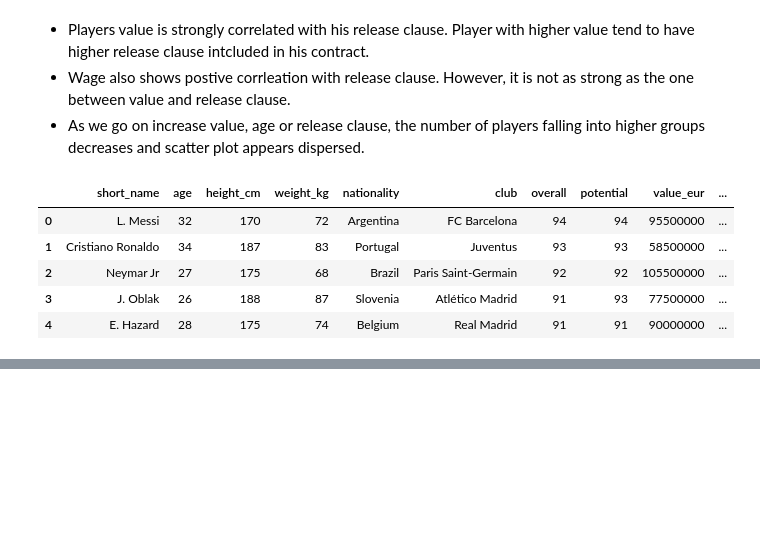
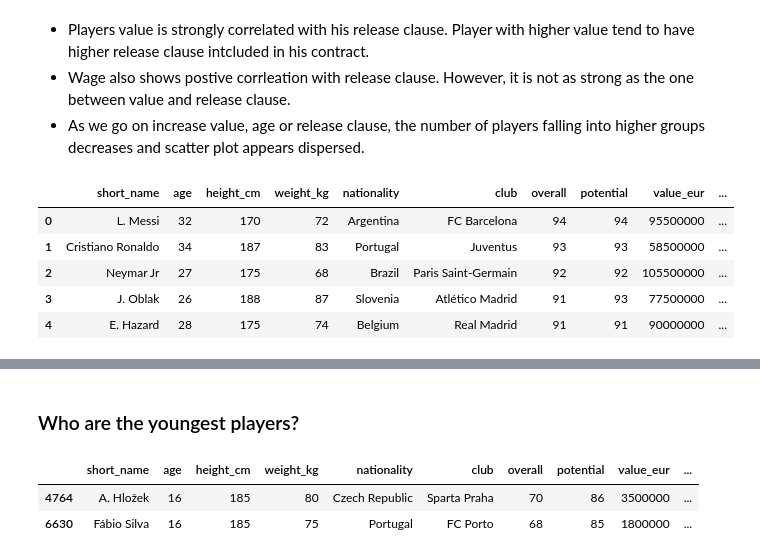
Before and after one commit to mdushetwar/Fifa-Players--EDA-Clustering, a Jupyter notebook: PRCP-1004-Fifa20.ipynb, the cells around one changed output, grey strips where cells are left out. Drawn from its saved outputs; the diff is of its cells as text; code cells hidden in the pictures; blank space fills up the shorter version.

```diff
--- a/PRCP-1004-Fifa20.ipynb
+++ b/PRCP-1004-Fifa20.ipynb
@@ -371,0 +400,8 @@ fifa.head()
+# %% [markdown]
+### Who are the youngest players?
+# %%
+players[players['age']==players.age.min()]
+# %% [output]
+|  | short_name | age | height_cm | weight_kg | nationality | club | overall | potential | value_eur | ... |
+| 4764 | A. Hložek | 16 | 185 | 80 | Czech Republic | Sparta Praha | 70 | 86 | 3500000 | ... |
+| 6630 | Fábio Silva | 16 | 185 | 75 | Portugal | FC Porto | 68 | 85 | 1800000 | ... |
```
Also changed, not shown: parts of 11 cells of this notebook.
